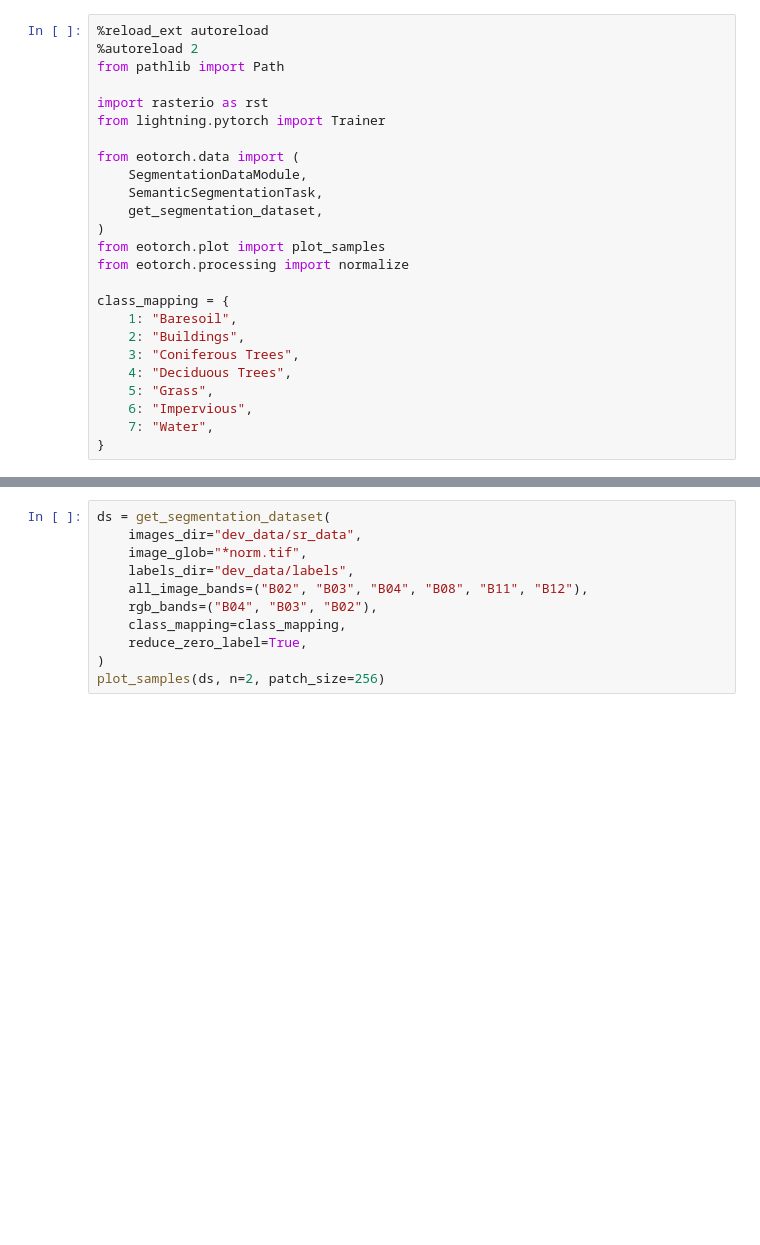
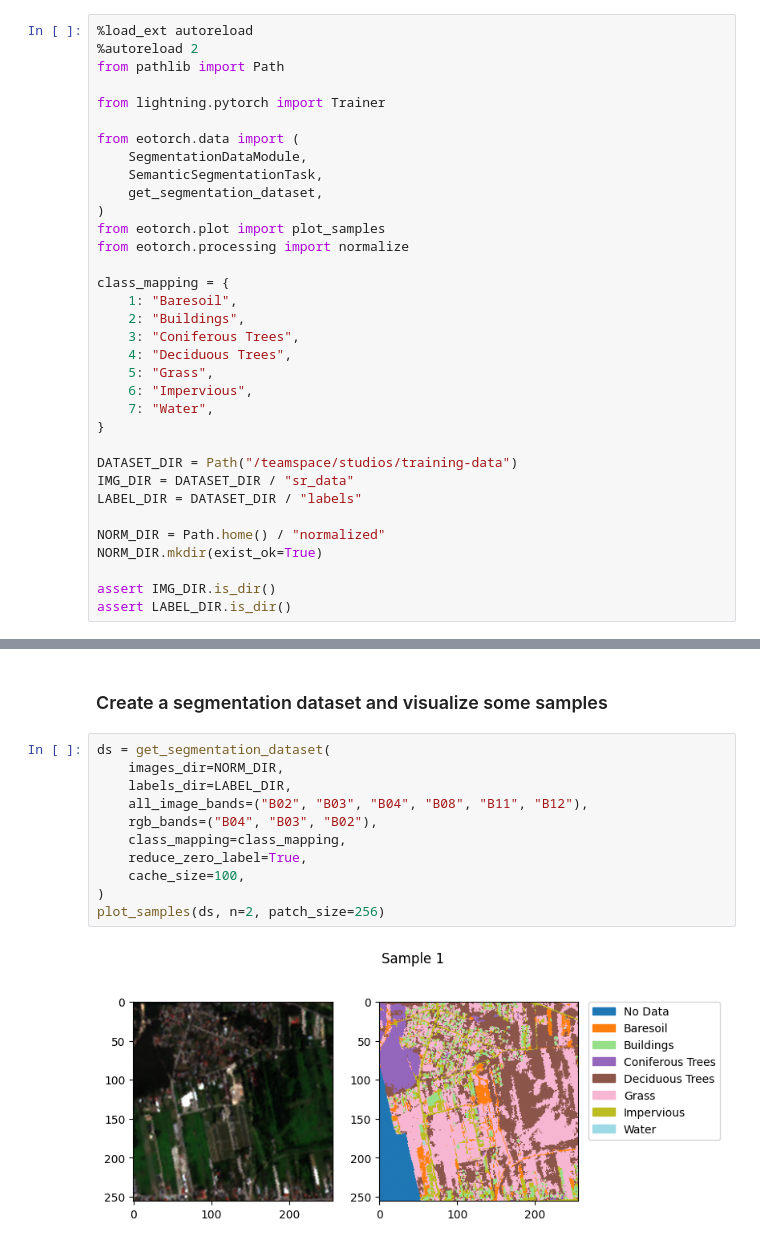
Before and after one commit to DHI/eotorch, a Jupyter notebook: notebooks/segmentation.ipynb, the cells around one changed output, grey strips where cells are left out. Saved outputs shown, nothing was run; the diff lists cells and outputs as text; blank space fills up the shorter version.

Commit message:
updated segmentation example notebook

```diff
--- a/notebooks/segmentation.ipynb
+++ b/notebooks/segmentation.ipynb
@@ -1,9 +1,8 @@
 # %%
-%reload_ext autoreload
+%load_ext autoreload
 %autoreload 2
 from pathlib import Path
 
-import rasterio as rst
 from lightning.pytorch import Trainer
 
 from eotorch.data import (
@@ -23,3 +22,13 @@ class_mapping = {
     6: "Impervious",
     7: "Water",
 }
+
+DATASET_DIR = Path("/teamspace/studios/training-data")
+IMG_DIR = DATASET_DIR / "sr_data"
+LABEL_DIR = DATASET_DIR / "labels"
+
+NORM_DIR = Path.home() / "normalized"
+NORM_DIR.mkdir(exist_ok=True)
+
+assert IMG_DIR.is_dir()
+assert LABEL_DIR.is_dir()
@@ -29,11 +45,15 @@ out_path = normalize(img_path="dev_data/sr_data/31TFL/20230711.tif", limits=(0.5
+# %% [markdown]
+### Create a segmentation dataset and visualize some samples
 # %%
 ds = get_segmentation_dataset(
-    images_dir="dev_data/sr_data",
-    image_glob="*norm.tif",
-    labels_dir="dev_data/labels",
+    images_dir=NORM_DIR,
+    labels_dir=LABEL_DIR,
     all_image_bands=("B02", "B03", "B04", "B08", "B11", "B12"),
     rgb_bands=("B04", "B03", "B02"),
     class_mapping=class_mapping,
     reduce_zero_label=True,
+    cache_size=100,
 )
 plot_samples(ds, n=2, patch_size=256)
+# %% [output]
+[figure, added]
```
Also changed, not shown: parts of 14 cells of this notebook, 2 other files.
